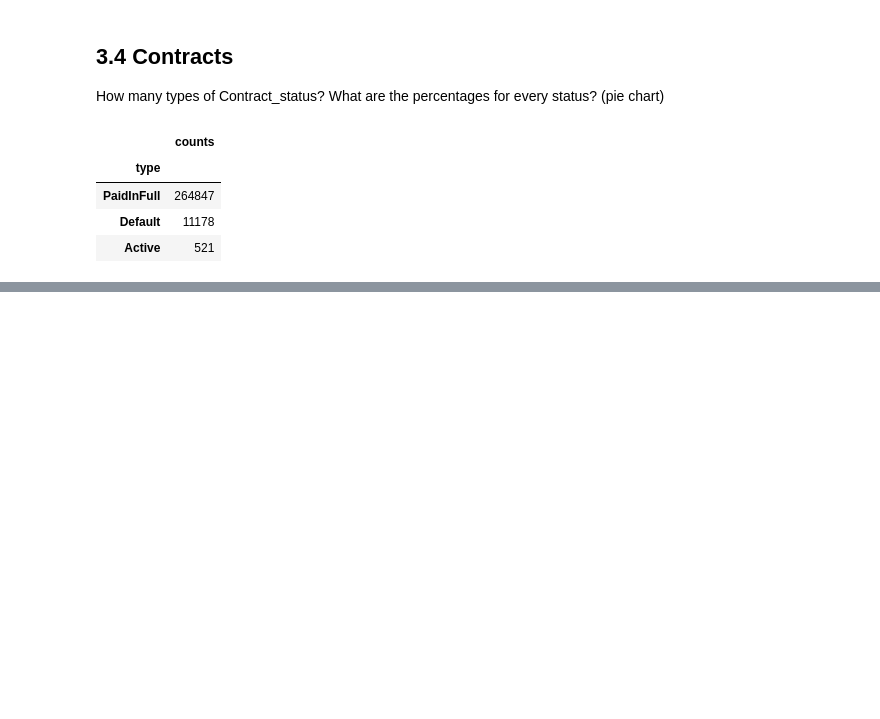
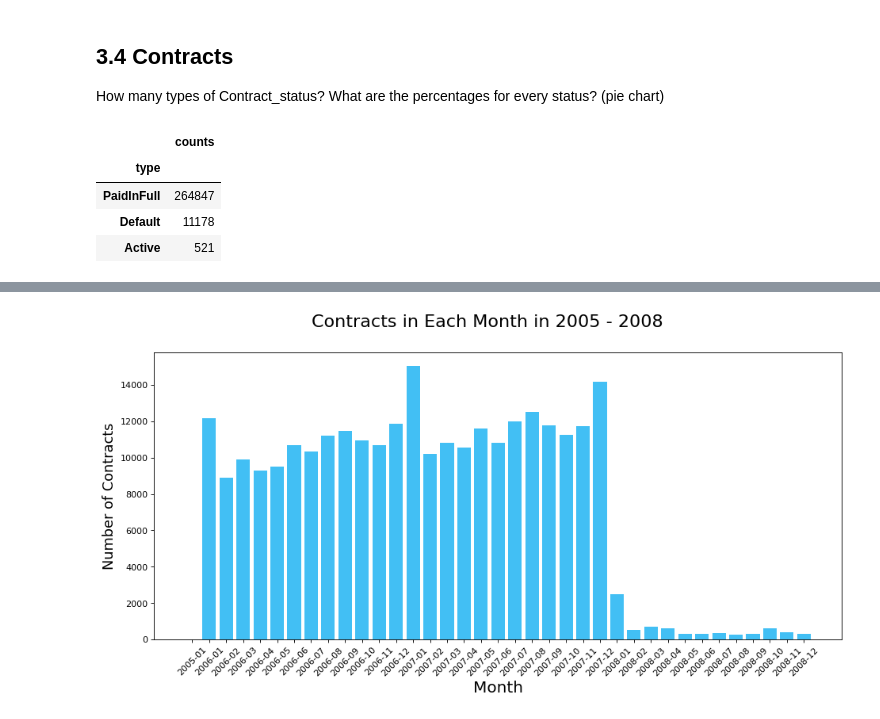
Before and after one commit to yanglinjing/vmor, a Jupyter notebook: Bank_customer_30.ipynb, the cells around one changed output, grey strips where cells are left out. Saved outputs shown, nothing was run; the diff lists cells and outputs as text; code cells hidden in the pictures; blank space fills up the shorter version.

```diff
--- a/Bank_customer_30.ipynb
+++ b/Bank_customer_30.ipynb
@@ -616,0 +603,5 @@ array([<matplotlib.axes._subplots.AxesSubplot object at 0x...>],
+# %%
+x, y, r = get_agg_df('install_y_m', 'Contract_Number', "count")
+draw_basic_bar_plot(x, y, 14, 6, 'Contracts in Each Month in 2005 - 2008', 'Month', 'Number of Contracts')
+# %% [output]
+[figure, added]
```
Also changed, not shown: parts of 15 cells of this notebook.
